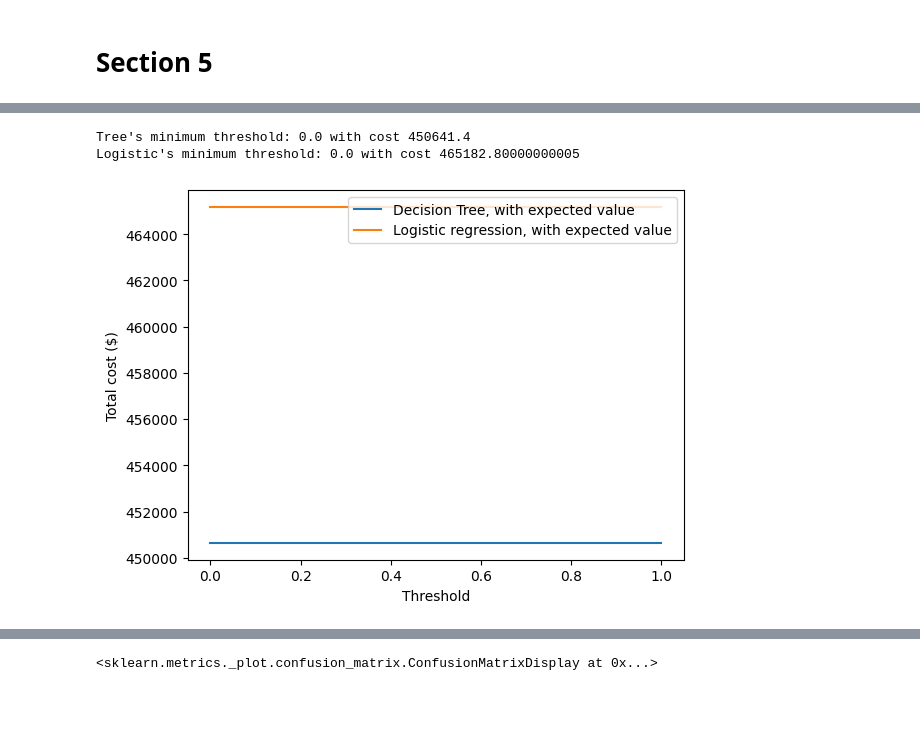
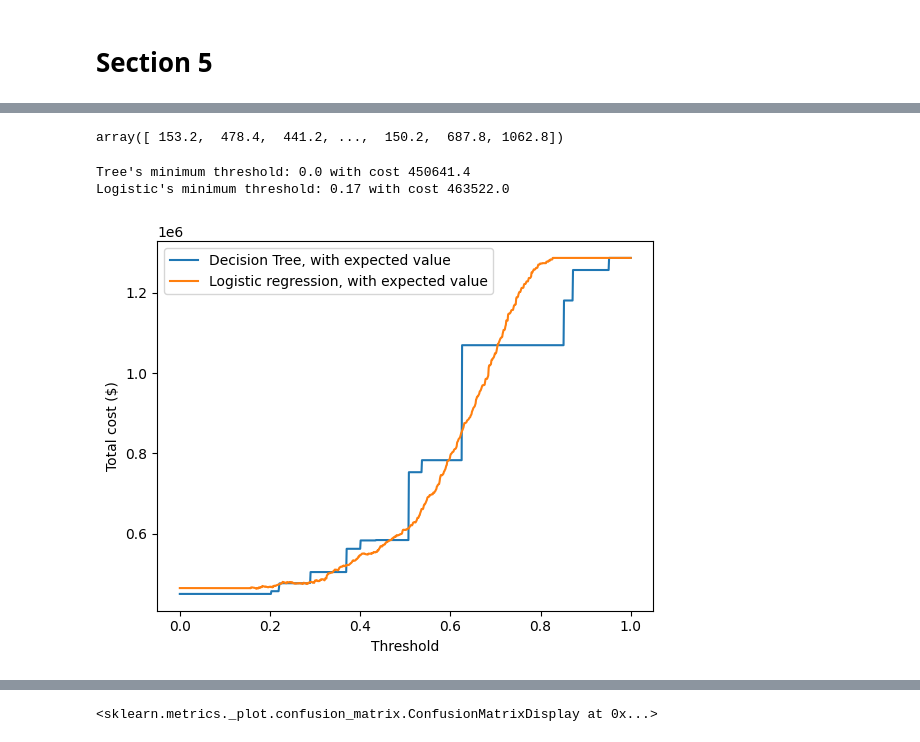
Before and after one commit to Rigbones/ISOM3360_Asg2, a Jupyter notebook: isom3360_asg2.ipynb, the cells around one changed output, grey strips where cells are left out. Drawn from its saved outputs; the diff is of its cells as text; code cells hidden in the pictures; blank space fills up the shorter version.

```diff
--- a/isom3360_asg2.ipynb
+++ b/isom3360_asg2.ipynb
@@ -736,3 +740,7 @@ def compute_cost(condition_0, condition_1):
+# %%
+ds[:, 17] * 12
+# %% [output]
+array([ 153.2,  478.4,  441.2, ...,  150.2,  687.8, 1062.8])
 # %%
 # find optimal threshold
 
@@ -740,6 +748,12 @@ def compute_cost(condition_0, condition_1):
 threshold = np.linspace(0.00, 1.00, 1001)
 tree_cost = []
 logistic_cost = []
+
+tree_num_condition_0 = []
+tree_num_condition_1 = []
+
+logistic_num_condition_0 = []
+logistic_num_condition_1 = []
 
 for theta in threshold:
 	# get predicted probabilites
@@ -768,20 +782,25 @@ for theta in threshold:
 	tree_cost.append(compute_cost(tree_condition_0, tree_condition_1).sum())
 	logistic_cost.append(compute_cost(logistic_condition_0, logistic_condition_1).sum())
 
+	tree_num_condition_0.append(tree_condition_0.sum())
+	tree_num_condition_1.append(tree_condition_1.sum())
+
+	logistic_num_condition_0.append(logistic_condition_0.sum())
+	logistic_num_condition_1.append(logistic_condition_1.sum())
 
 tree_cost = np.array(tree_cost)
 logistic_cost = np.array(logistic_cost)
 # %%
 plt.plot(threshold, tree_cost, label="Decision Tree, with expected value")
 plt.plot(threshold, logistic_cost, label="Logistic regression, with expected value")
 plt.xlabel("Threshold")
 plt.ylabel("Total cost ($)")
-plt.legend(loc="upper right")
+plt.legend(loc="upper left")
 
 # minimum cost threshold is...
 print("Tree's minimum threshold:", threshold[np.argmin(tree_cost)], "with cost", np.min(tree_cost))
 print("Logistic's minimum threshold:", threshold[np.argmin(logistic_cost)], "with cost", np.min(logistic_cost))
 # %% [output]
 Tree's minimum threshold: 0.0 with cost 450641.4
-Logistic's minimum threshold: 0.0 with cost 465182.80000000005
+Logistic's minimum threshold: 0.17 with cost 463522.0
-[figure, old version]
+[figure, new version]
```
Also changed, not shown: parts of 3 cells of this notebook, 3 other files.
